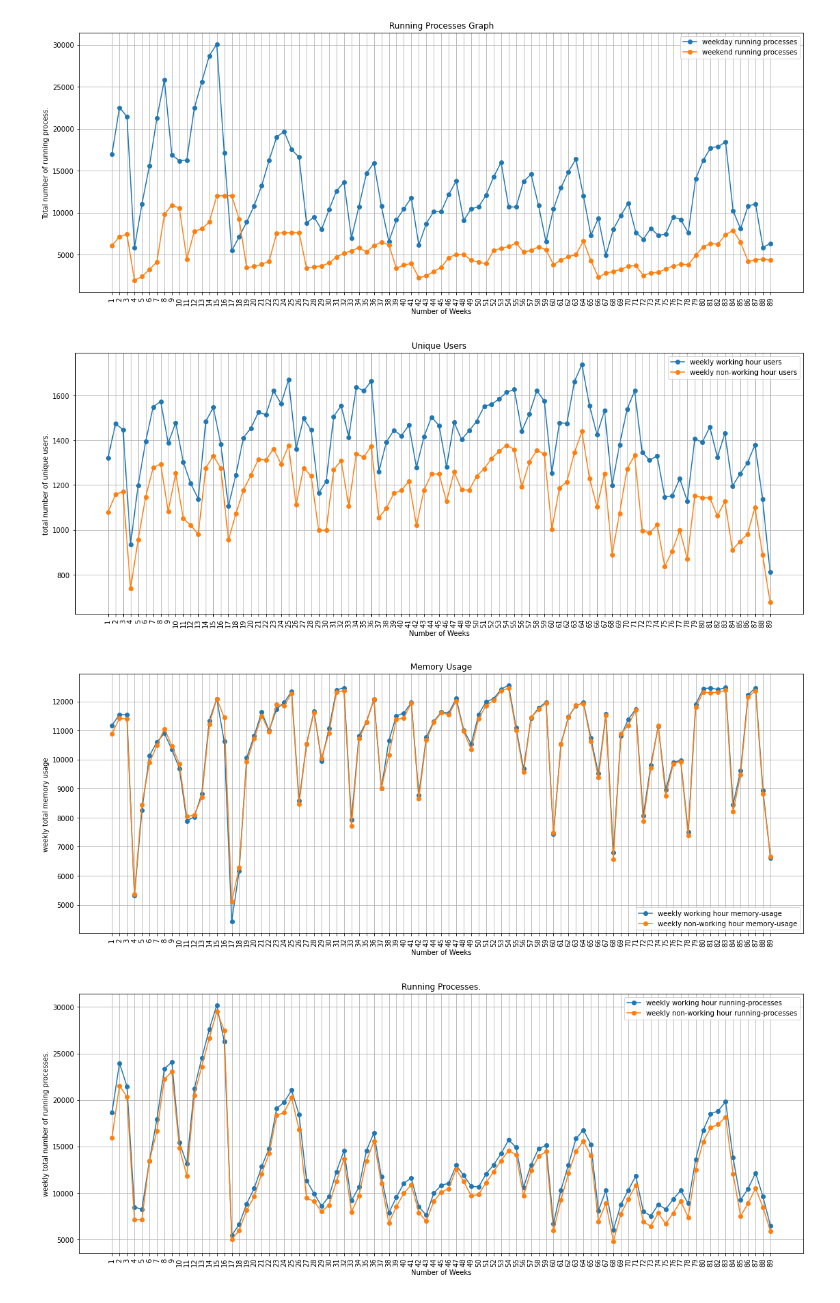
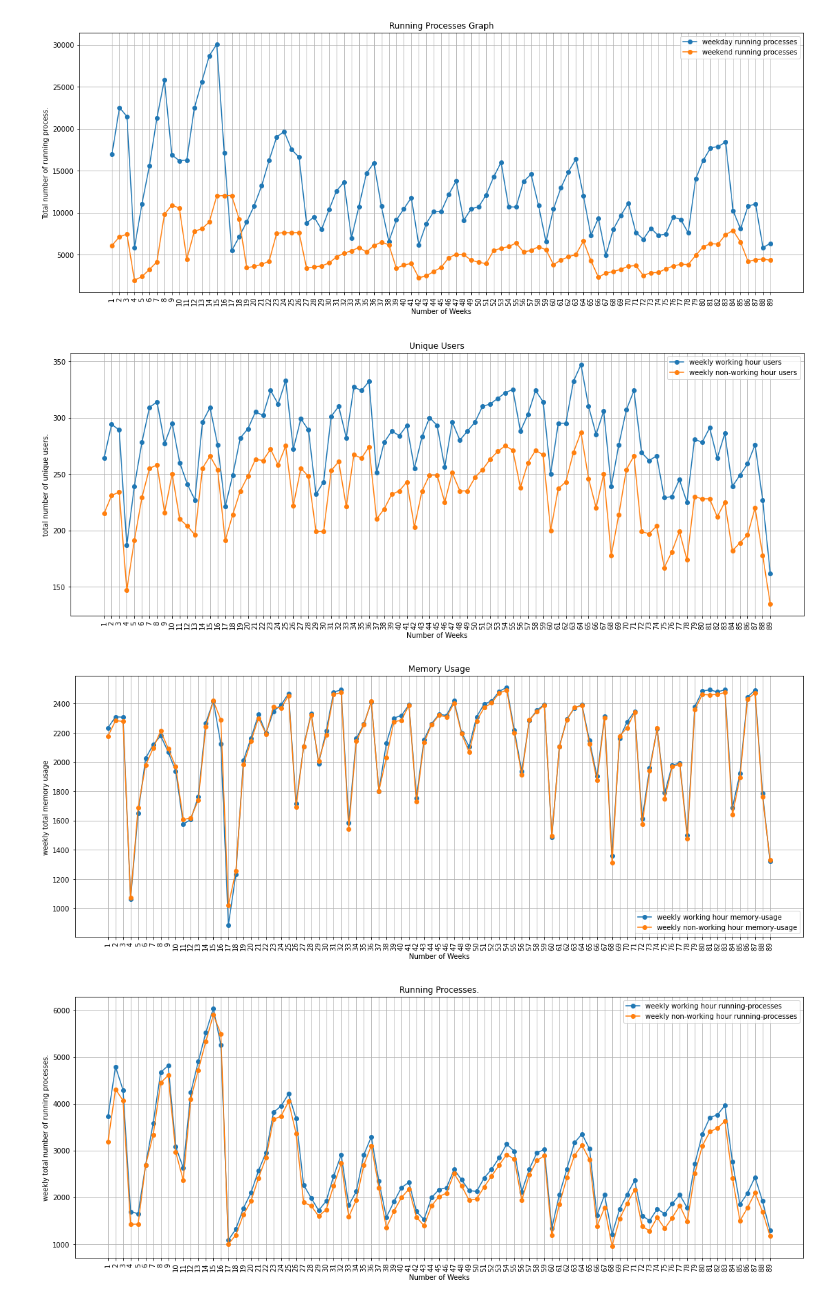
Before and after one commit to shubhamrastogi1810/SMC-Data_Challenge, a Jupyter notebook: Correlation.ipynb, the cells around one changed output. Saved outputs shown, nothing was run; the diff lists cells and outputs as text; code cells hidden in the pictures.

Commit message:
per day usage of hourly graph

```diff
--- a/Correlation.ipynb
+++ b/Correlation.ipynb
@@ -169,37 +169,37 @@ def hourly_correlation(arg):
     y1 = [] # ombining 5 working hours average for a week
     y2 = [] # ombining 5 non-working hours average for a week
     while len(fiwh[counter*5:])> 5:
-        y1.append(sum(fiwh[counter*5:counter*5 + 5]))
-        y2.append(sum(finwh[counter*5:counter*5 + 5]))
+        y1.append(sum(fiwh[counter*5:counter*5 + 5])//5)
+        y2.append(sum(finwh[counter*5:counter*5 + 5])//5)
         counter +=1
 
     xval = [i for i in range(1,len(y1)+1)]
     if arg == 'wusers':
         plt.plot(xval,y1,label='weekly working hour users',marker='o')
         plt.plot(xval,y2,label='weekly non-working hour users',marker='o')
         plt.title('Unique Users')
         plt.ylabel('total number of unique users.')
     elif arg == 'memory-used':
         plt.plot(xval,y1,label='weekly working hour memory-usage',marker='o')
         plt.plot(xval,y2,label='weekly non-working hour memory-usage',marker='o')
         plt.title('Memory Usage')
         plt.ylabel('weekly total memory usage ')
     elif arg == 'running-process':
         plt.plot(xval,y1,label='weekly working hour running-processes',marker='o')
         plt.plot(xval,y2,label='weekly non-working hour running-processes',marker='o')
         plt.title('Running Processes.')
         plt.ylabel('weekly total number of running processes.')
     plt.legend()
     plt.grid()
     plt.xlabel('Number of Weeks')
     plt.xticks(xval,rotation=90)
     plt.show()
 
 
 relation = ['wusers','memory-used','running-process']
 for i in relation:
     hourly_correlation(i)
 # %% [output]
-[figure, old version]
+[figure, new version]
-[figure, old version]
+[figure, new version]
-[figure, old version]
+[figure, new version]
```
